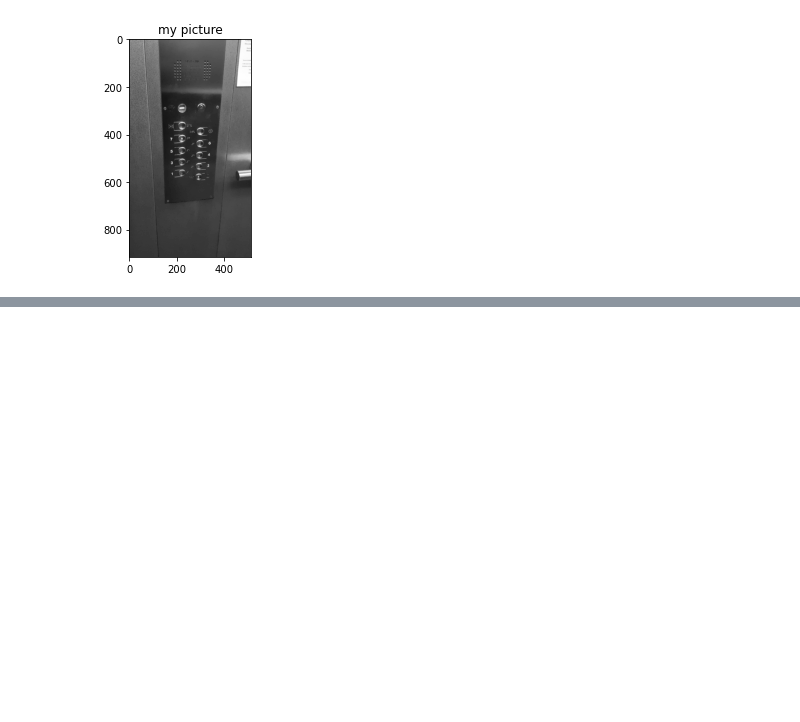
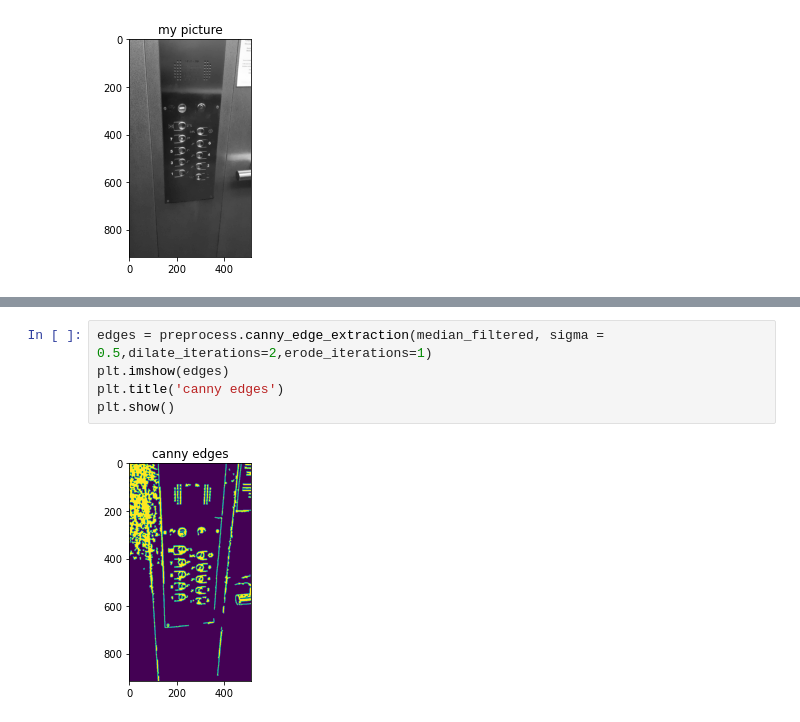
Before and after one commit to Hijtec/breach_rides_elevator, a Jupyter notebook: main/opencv/prepro_notebook.ipynb, the cells around one changed output, grey strips where cells are left out. Drawn from its saved outputs; the diff is of its cells as text; blank space fills up the shorter version.

```diff
--- a/main/opencv/prepro_notebook.ipynb
+++ b/main/opencv/prepro_notebook.ipynb
@@ -16,0 +26,7 @@ plt.show()
+# %%
+edges = preprocess.canny_edge_extraction(median_filtered, sigma = 0.5,dilate_iterations=2,erode_iterations=1)
+plt.imshow(edges)
+plt.title('canny edges')
+plt.show()
+# %% [output]
+[figure, added]
```
Also changed, not shown: parts of 5 cells of this notebook, 7 other files.
